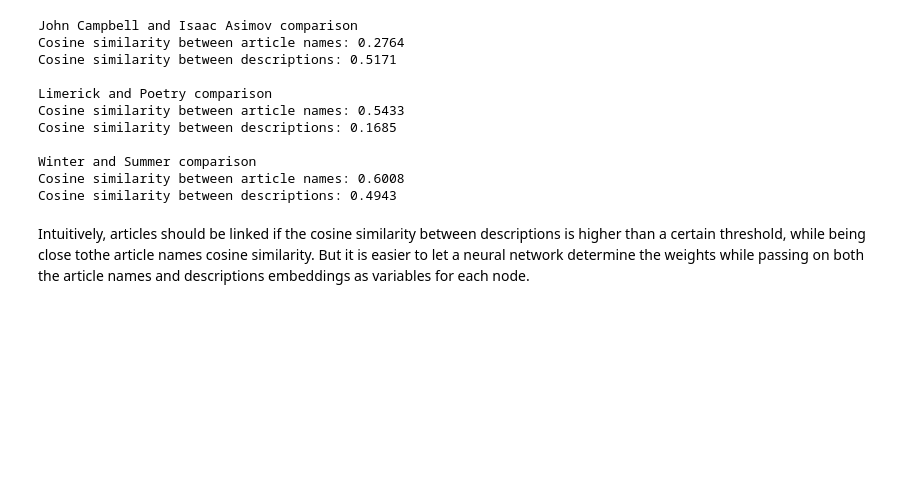
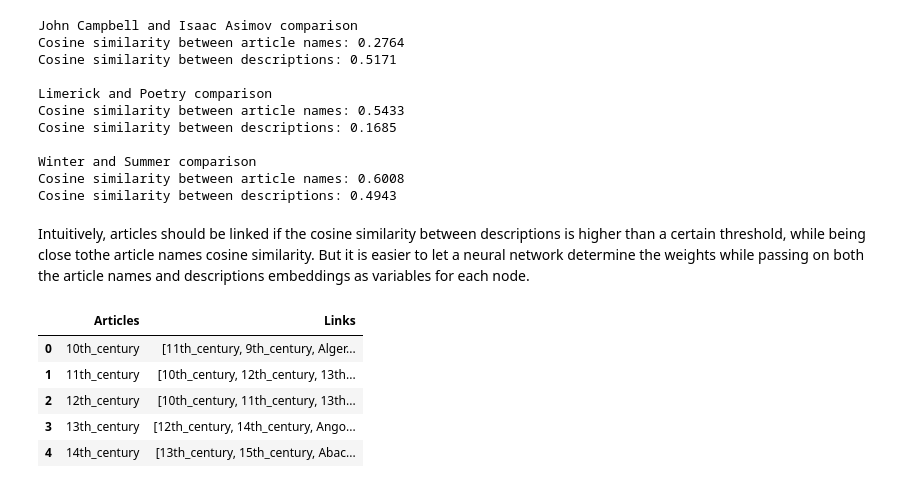
Before and after one commit to angelpras/epfl_ADA_project, a Jupyter notebook: results.ipynb, the cells around one changed output. Saved outputs shown, nothing was run; the diff lists cells and outputs as text; code cells hidden in the pictures; blank space fills up the shorter version.

```diff
--- a/results.ipynb
+++ b/results.ipynb
@@ -88,0 +97,9 @@ Intuitively, articles should be linked if the cosine similarity between descript
+# %%
+df_links.head()
+# %% [output]
+|  | Articles | Links |
+| 0 | 10th_century | [11th_century, 9th_century, Alger... |
+| 1 | 11th_century | [10th_century, 12th_century, 13th... |
+| 2 | 12th_century | [10th_century, 11th_century, 13th... |
+| 3 | 13th_century | [12th_century, 14th_century, Ango... |
+| 4 | 14th_century | [13th_century, 15th_century, Abac... |
```
Also changed, not shown: parts of 6 cells of this notebook, 9 other files.
